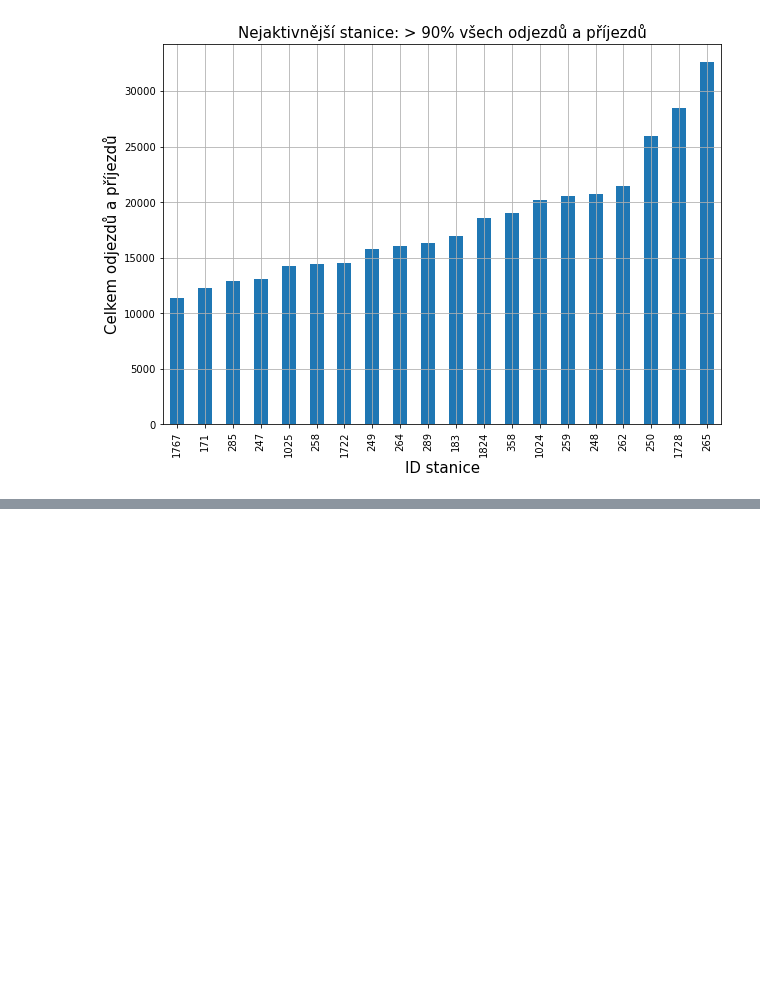
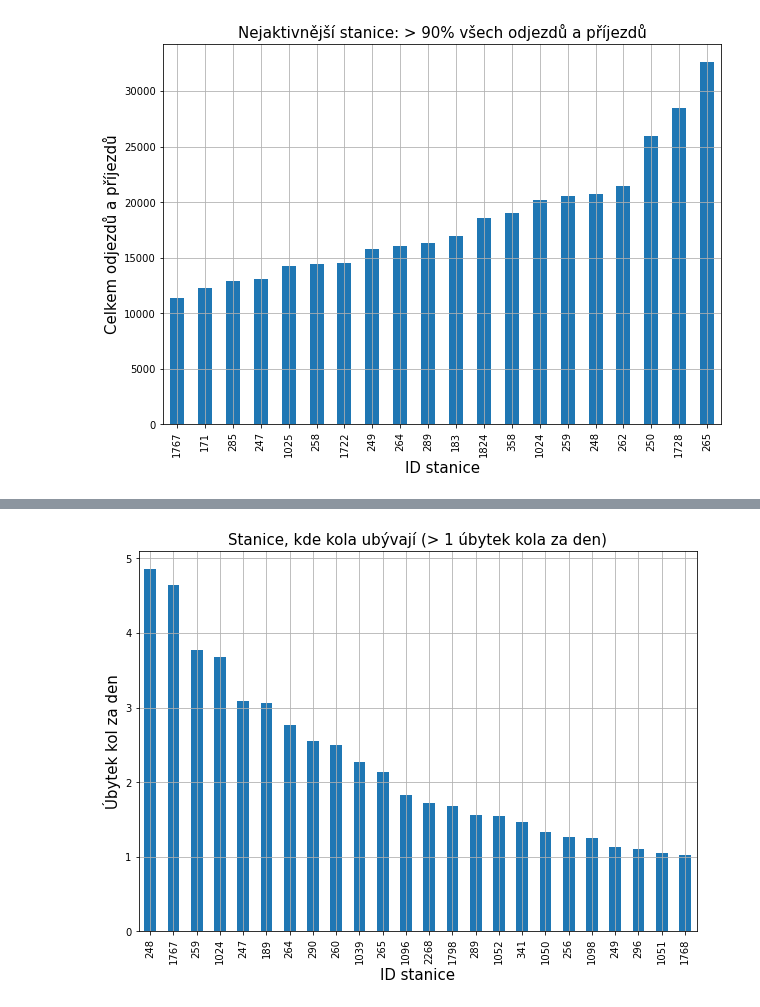
Before and after one commit to michalbk/Data_academy-Python_project, a Jupyter notebook: python_project.ipynb, the cells around one changed output, grey strips where cells are left out. Drawn from its saved outputs; the diff is of its cells as text; code cells hidden in the pictures; blank space fills up the shorter version.

```diff
--- a/python_project.ipynb
+++ b/python_project.ipynb
@@ -196,0 +254,4 @@ activity_df.tail(3)
+# %%
+decrease_df['decr_per_day'] = decrease_df.decrease / decrease_df.interval_days
+decrease_df = (decrease_df.sort_values('decr_per_day', ascending=False)
+               .round(2))
@@ -196,0 +268,4 @@ activity_df.tail(3)
+# %%
+# filter criteria for bike decrements
+decrease_df = decrease_df.query('interval_days > 30 and decr_per_day > 1')
+decrease_df.head(3)
@@ -196,0 +291,13 @@ activity_df.tail(3)
+# %%
+# interval_days > 30 and decr_per_day > 1
+fig, ax = plt.subplots(figsize=(10,7))
+decrease_df.decr_per_day.plot.bar(ax=ax)
+
+ax.set_title('Stanice, kde kola ubývají (> 1 úbytek kola za den)', fontsize=15)
+ax.set_xlabel('ID stanice', fontsize=15)
+ax.set_ylabel('Úbytek kol za den', fontsize=15)
+ax.legend().remove()
+ax.grid()
+plt.show()
+# %% [output]
+[figure, added]
```
Also changed, not shown: parts of 28 cells of this notebook.
